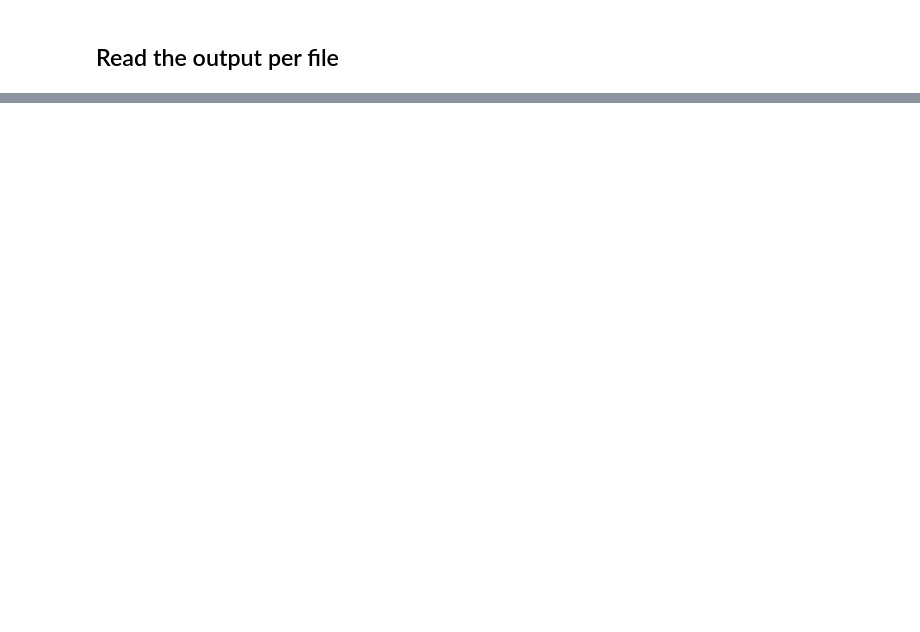
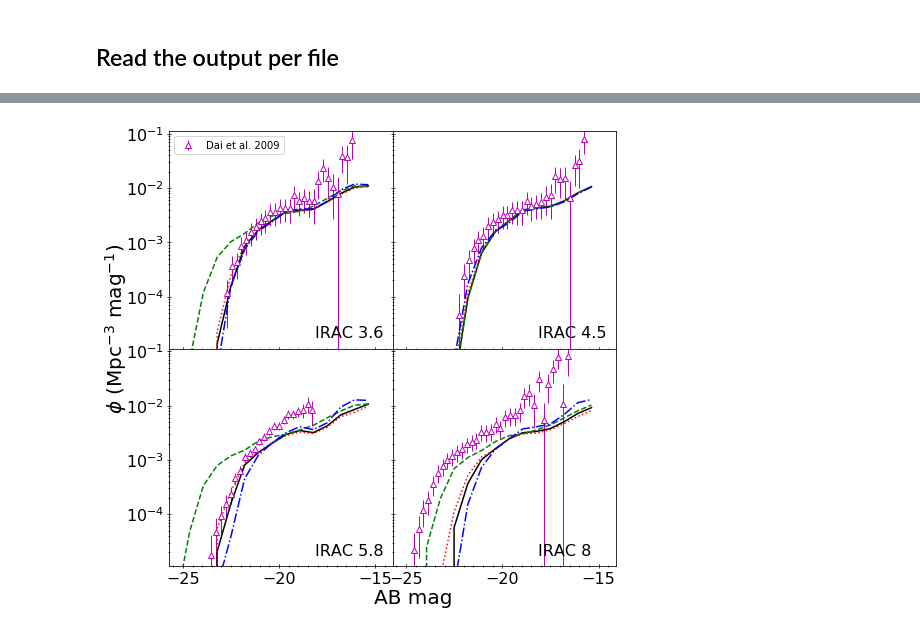
Before and after one commit to dptriani/mentari, a Jupyter notebook: For-dusty-sage-v2.ipynb, the cells around one changed output, grey strips where cells are left out. Saved outputs shown, nothing was run; the diff lists cells and outputs as text; code cells hidden in the pictures; blank space fills up the shorter version.

```diff
--- a/For-dusty-sage-v2.ipynb
+++ b/For-dusty-sage-v2.ipynb
@@ -373,0 +967,92 @@ volume = (BoxSize/Hubble_h)**3
+# %%
+mi = -30.0
+ma = -15.0
+binwidth = 0.7
+NB = int((ma - mi) / binwidth)
+M = np.arange(mi, ma, 0.01)
+
+band, mag, phi, e_phi = np.loadtxt('data_obs/LFirac_dai_09.txt', usecols=(0,1,2,3), unpack=True)
+
+w = np.where(band == 3.6)[0]
+mag_36 = mag[w]
+phi_36 = phi[w]
+ephi_36 = e_phi[w]
+
+w = np.where(band == 4.5)[0]
+mag_45 = mag[w]
+phi_45 = phi[w]
+ephi_45 = e_phi[w]
+
+w = np.where(band == 5.8)[0]
+mag_58 = mag[w]
+phi_58 = phi[w]
+ephi_58 = e_phi[w]
+
+w = np.where(band == 8.0)[0]
+mag_80 = mag[w]
+phi_80 = phi[w]
+ephi_80 = e_phi[w]
+
+mag_list = [mag_36, mag_45, mag_58, mag_80]
+phi_list = [phi_36, phi_45, phi_58, phi_80]
+ephi_list = [ephi_36, ephi_45, ephi_58, ephi_80]
+vegacorr = [2.79, 3.26, 3.73, 4.40] #From Gillian Wilson webpage
+
+label = ['IRAC 3.6', 'IRAC 4.5', 'IRAC 5.8', 'IRAC 8']
+row = 2
+col = 2
+
+#index = [2, 3, 4, 5]
+index = [9, 10, 11, 12]
+
+fig, axes = plt.subplots(row, col, sharey=True, figsize=(8,8))
+for i in np.arange(0,4):
+
+    ax =plt.subplot(row, col, i+1)
+
+
+    counts, binedges = np.histogram(m[index[i]][0], range=(mi, ma), bins=NB)
+    xaxeshisto = binedges[:-1] + 0.5 * binwidth
+    plt.plot(xaxeshisto, counts/ volume / binwidth, 'k-', lw=1.5)
+
+    counts, binedges = np.histogram(m[index[i]][1], range=(mi, ma), bins=NB)
+    xaxeshisto = binedges[:-1] + 0.5 * binwidth
+    plt.plot(xaxeshisto, counts/ volume / binwidth, 'g--', lw=1.5)
+
+    counts, binedges = np.histogram(m[index[i]][2], range=(mi, ma), bins=NB)
+    xaxeshisto = binedges[:-1] + 0.5 * binwidth
+    plt.plot(xaxeshisto, counts/ volume / binwidth, 'r:', lw=1.5)
+
+    counts, binedges = np.histogram(m[index[i]][3], range=(mi, ma), bins=NB)
+    xaxeshisto = binedges[:-1] + 0.5 * binwidth
+    plt.plot(xaxeshisto, counts/ volume / binwidth, 'b-.',lw=1.5)
+
+    #plot observational data from Dai+ 09
+    plt.errorbar(mag_list[i]+vegacorr[i], phi_list[i]*Hubble_h*Hubble_h*Hubble_h, ephi_list[i]*Hubble_h*Hubble_h*Hubble_h, lw=1.0, marker='^', color='m', mfc='white', ls='none',label='Dai et al. 2009')
+
+    plt.yscale('log', nonposy='clip')
+    ax.tick_params(direction='in')
+    ax.xaxis.set_minor_locator(plt.MultipleLocator(0.5))
+    plt.xlim([-25.7, -14.1])
+    plt.ylim([1.1e-5, 1.1e-1])
+    plt.annotate(label[i], xy=(0.65, 0.05), xycoords='axes fraction', fontsize=16)
+    ax.tick_params(axis='both', which='major', labelsize=16)
+    ax.tick_params(axis='both', direction='inout')
+    ax.tick_params(axis='both', which='minor', direction='inout')
+    ax.xaxis.set_minor_locator(plt.MultipleLocator(0.5))
+
+plt.subplot(221).set_xticklabels([])
+plt.legend(loc='upper left')
+
+plt.subplot(222).set_xticklabels([])
+plt.subplot(222).set_yticklabels([])
+
+plt.subplot(224).set_yticklabels([])
+
+fig.text(0.48, 0.06, 'AB mag', fontsize=20)
+fig.text(0.01, 0.4, r'$\phi\ (\mathrm{Mpc}^{-3}\ \mathrm{mag}^{-1})$', fontsize=20, rotation=90)
+
+plt.subplots_adjust(wspace=0, hspace=0)
+plt.savefig('plots/LF_mir.png')
+# %% [output]
+[figure, added]
```
Also changed, not shown: parts of 27 cells of this notebook, 2 other files.
